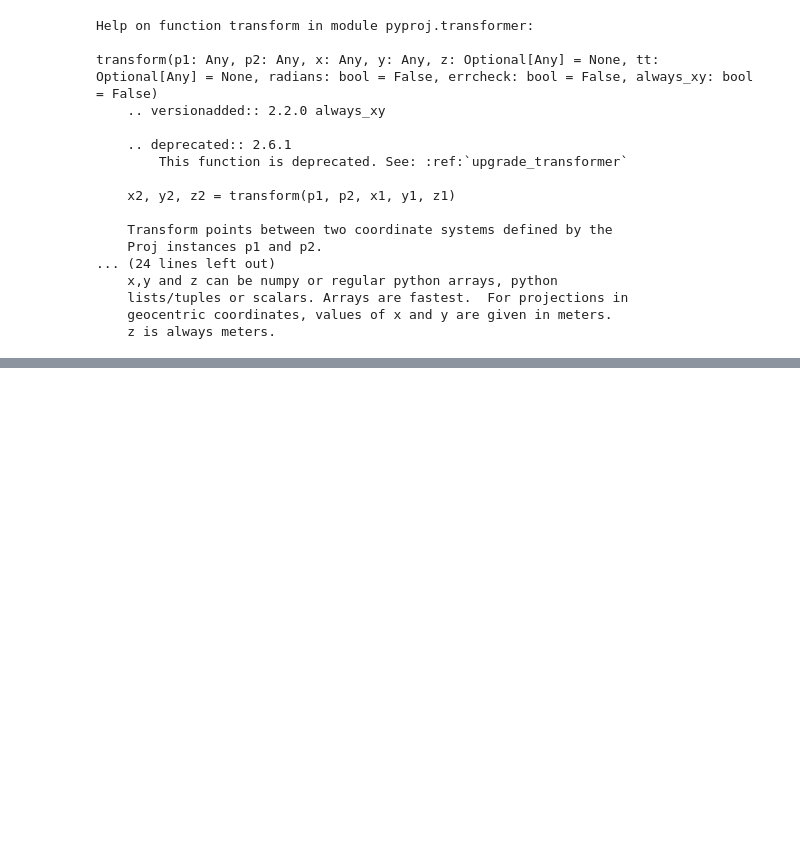
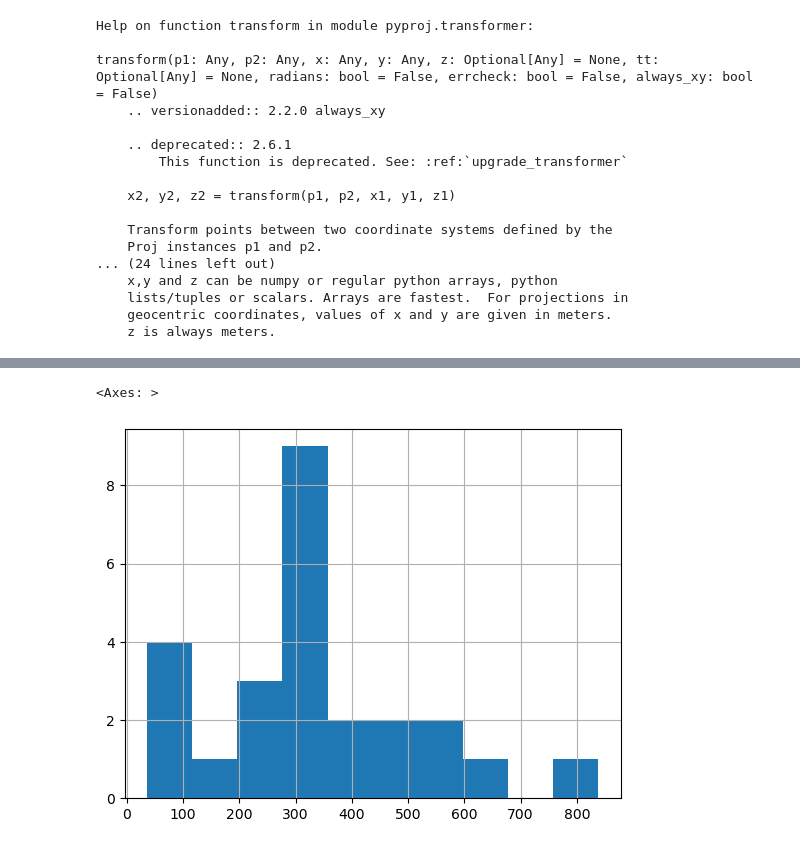
Before and after one commit to oceanhackweek/ohw23_proj_drone_georef, a Jupyter notebook: notebooks/estimate_reprojection_error.ipynb, the cells around one changed output, grey strips where cells are left out. Cells and saved outputs as stored; diff of their text form; code cells hidden in the pictures; blank space fills up the shorter version.

Commit message:
Prelim code to calc reprojection error example for single survey

```diff
--- a/notebooks/estimate_reprojection_error.ipynb
+++ b/notebooks/estimate_reprojection_error.ipynb
@@ -83,0 +156,40 @@ df_combined
+# %%
+# Setup the camera for each acquisition and project
+
+# DJI P4RTK Camera Sensor Parameters
+image_width_px =  5472
+image_height_px = 3648
+focallength_x_px, focallength_y_px = 3666.666504, 3666.666504 #in pixels
+
+sensor_width_mm = 13.1
+sensor_height_mm = sensor_width_mm/image_width_px*image_height_px
+focallength_mm = 8.8
+
+# row=df_gcps.iloc[0]
+
+def reprojection_error(row):
+
+    # initialize the camera
+    cam = ct.Camera(ct.RectilinearProjection(focallength_x_px=focallength_x_px,
+                                            focallength_y_px=focallength_y_px,
+                                            image_height_px=image_height_px,
+                                            image_width_px=image_width_px,
+                                            ),
+                    ct.SpatialOrientation(elevation_m=row.UAV_Z,
+                                        pos_x_m=row.UAV_Eastings,
+                                        pos_y_m=row.UAV_Northings,
+                                        tilt_deg=90+row.Gimbal_Pitch,
+                                        heading_deg=row.Gimbal_Yaw,
+                                        roll_deg=row.Gimbal_Roll,
+                                        ))
+    row['reproj_x'],row['reproj_y'] = cam.imageFromSpace([row.GCP_Eastings,row.GCP_Northings,row.GCP_Z])
+    return row
+
+df_results = df_gcps.apply(reprojection_error,axis=1)
+# %%
+df_results['error_px'] = ((df_results['img_x']-df_results['reproj_x'])**2+(df_results['img_y']-df_results['reproj_y'])**2)**0.5
+# %%
+df_results['error_px'].hist()
+# %% [output]
+<Axes: >
+[figure, added]
```
Also changed, not shown: parts of 7 cells of this notebook.
